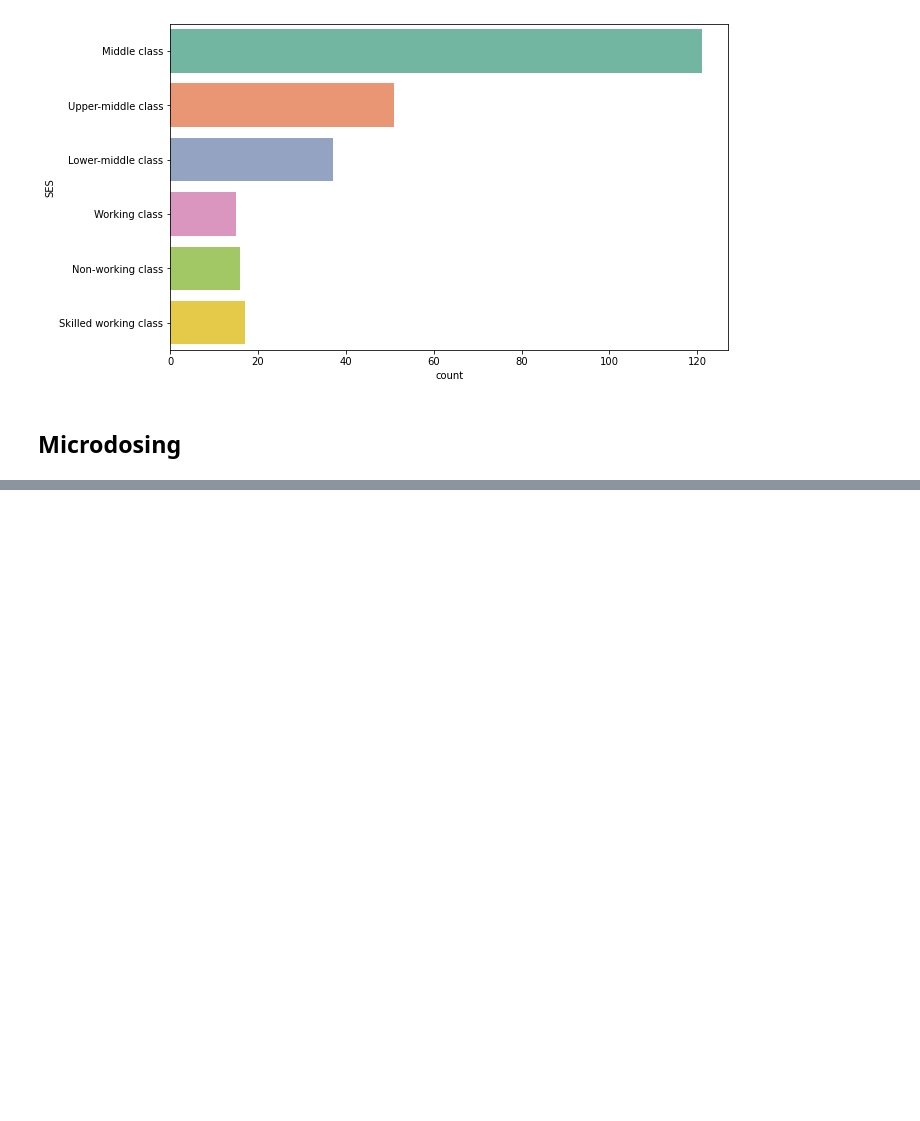
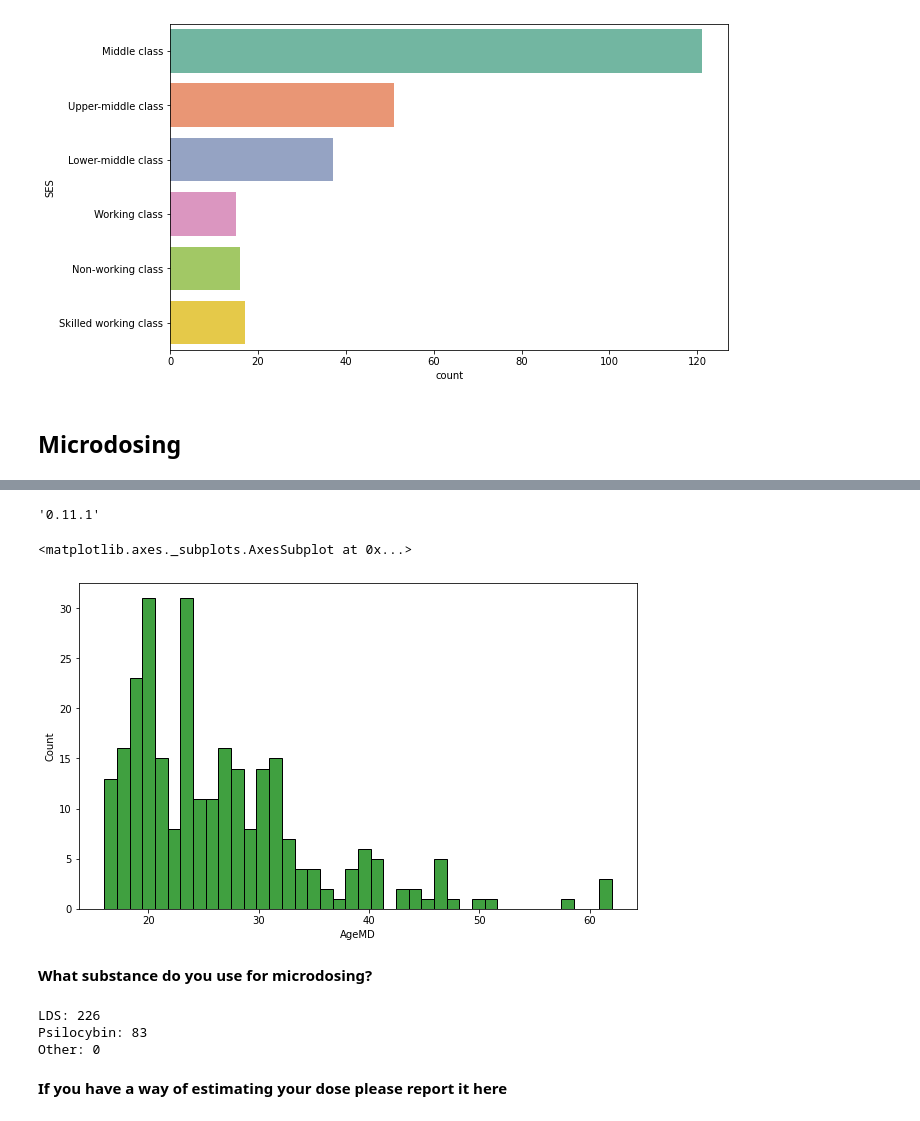
Before and after one commit to dan1dr/microdosing, a Jupyter notebook: notebooks/2.EDA.ipynb, the cells around one changed output, grey strips where cells are left out. Drawn from its saved outputs; the diff is of its cells as text; code cells hidden in the pictures; blank space fills up the shorter version.

```diff
--- a/notebooks/2.EDA.ipynb
+++ b/notebooks/2.EDA.ipynb
@@ -417,0 +450,26 @@ sns.countplot(y='SES', data=data, orient='h', palette='Set2')
+# %%
+# (Now restart the kernel)
+import seaborn as sns
+sns.__version__
+# %% [output]
+'0.11.1'
+# %%
+data = data.drop(data.loc[data['AgeMD'] < 0].index)
+
+plt.figure(figsize=(10,6))
+sns.histplot(data=data, x=data['AgeMD'], bins=40, color='Green')
+# %% [output]
+<matplotlib.axes._subplots.AxesSubplot at 0x...>
+[figure, added]
+# %% [markdown]
+**What substance do you use for microdosing?**
+# %%
+print(f"LDS: {sum(data['Substance_1']==1)}")
+print(f"Psilocybin: {sum(data['Substance_2']==1)}")
+print(f"Other: {sum(data['Substance_8']==1)}")
+# %% [output]
+LDS: 226
+Psilocybin: 83
+Other: 0
+# %% [markdown]
+**If you have a way of estimating your dose please report it here**
```
Also changed, not shown: parts of 32 cells of this notebook.
